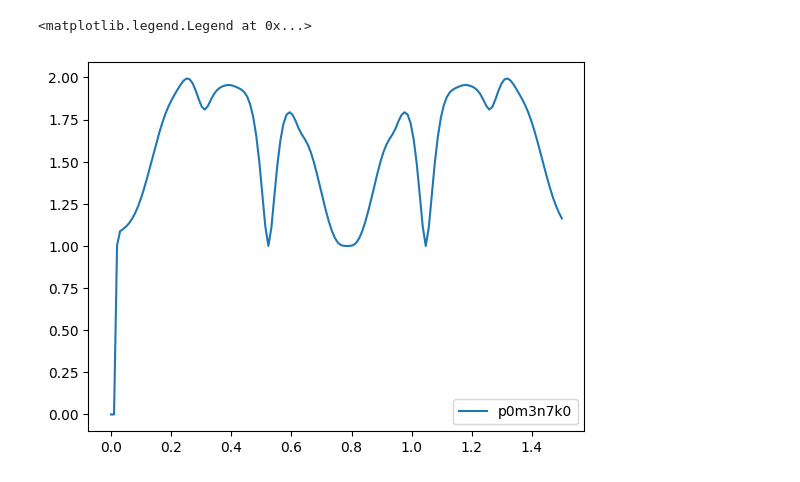
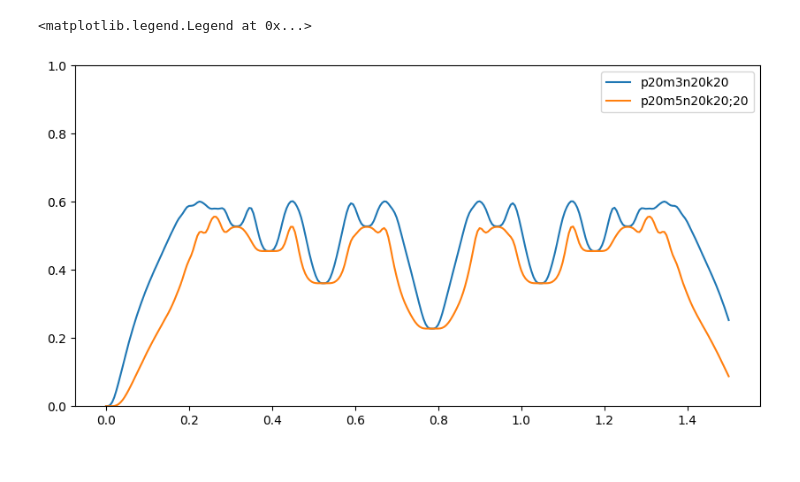
Before and after one commit to kephircheek/research-emqwuqoc, a Jupyter notebook: notebooks/Entanglement-propagation.ipynb, the cells around one changed output. Saved outputs shown, nothing was run; the diff lists cells and outputs as text; code cells hidden in the pictures.

```diff
--- a/notebooks/Entanglement-propagation.ipynb
+++ b/notebooks/Entanglement-propagation.ipynb
@@ -40,2 +18,7 @@ def entropy_vn(t):
 # %%
-tspan = np.linspace(0, 1.5, 150)
+n_bosons = 20
+m_sites = 3
+
+i_projection = n_bosons
+
+tspan = np.linspace(0, 1.5, 301)
@@ -57,3 +25,21 @@ plt.legend()
 # %%
-%time entropy_vn_span_ = [entanglement_propagation.rho_b_ent(t, i_projection, k_measured, m_sites, n_bosons) for t in tspan]
+%%time
+
+entropy_vn_spans = [
+    (
+        m_sites_,
+        [
+            entanglement_propagation.rho_b_ent(
+                t,
+                p=i_projection,
+                k=(n_bosons,) * (m_sites_ // 2),
+                m=m_sites_,
+                n=n_bosons,
+            )
+            / np.log2(n_bosons + 1)
+            for t in tqdm(tspan)
+        ],
+    )
+    for m_sites_ in [3, 5]
+]
 # %% [output]
@@ -62,10 +48,15 @@ Wall time: 270 ms
-# %%
-plt.plot(
-    tspan,
-    entropy_vn_span_,
-    label=f"p{i_projection}m{m_sites}n{n_bosons}k{''.join(map(str, k_measured))}",
-)
-plt.legend()
-# %% [output]
-<matplotlib.legend.Legend at 0x...>
-[figure, removed]
+# %%
+fig, ax = plt.subplots(1, 1, figsize=(10, 5))
+
+for m_sites_, entropy_vn_span in entropy_vn_spans:
+    label = f"p{i_projection}m{m_sites_}n{n_bosons}k{';'.join(map(str, (n_bosons,) * (m_sites_ // 2)))}"
+    ax.plot(tspan, entropy_vn_span, label=label)
+
+
+ax.set_ylim(0, 1)
+ax.legend()
+
+# plt.savefig("../../assets/entropy_vn_span" + f"_p{i_projection}n{n_bosons}" + ".pdf")
+# %% [output]
+<matplotlib.legend.Legend at 0x...>
+[figure, added]
```
Also changed, not shown: parts of 8 cells of this notebook.
